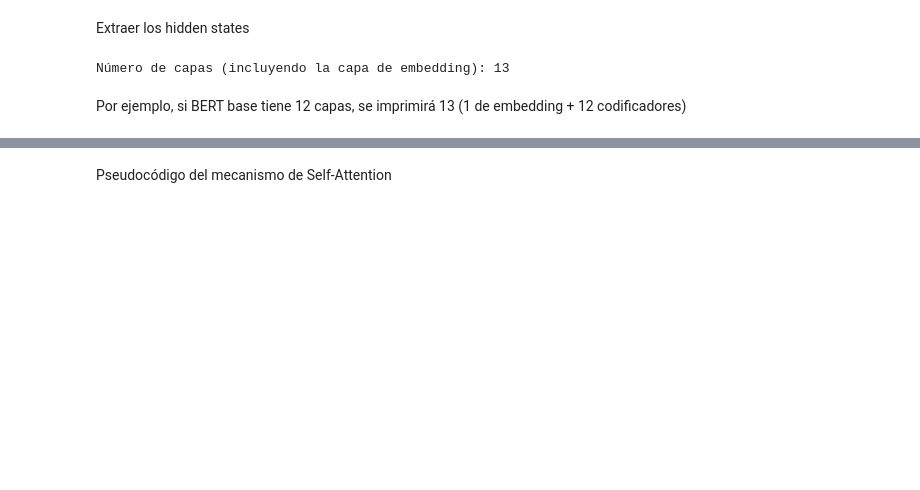
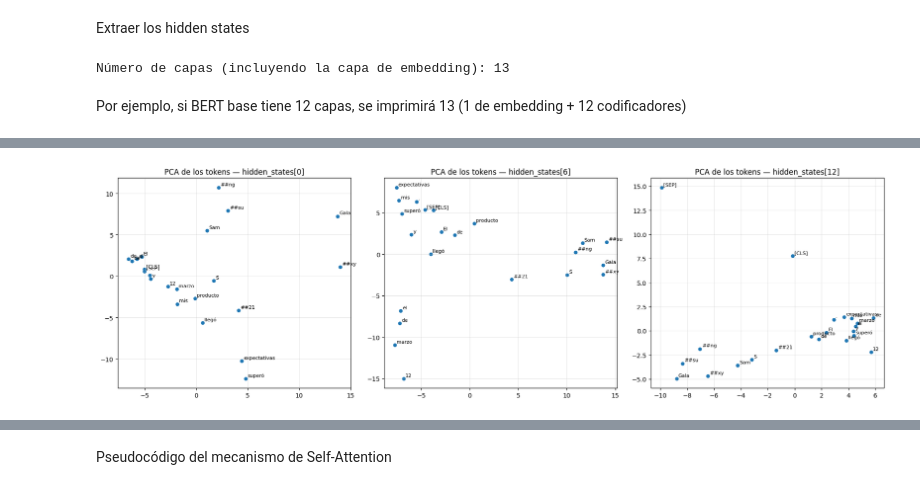
Before and after one commit to SEBASTIAN7844/unidad-3--transformers, a Jupyter notebook: Lab03_Arquitectura_BERT_BETO.ipynb, the cells around one changed output, grey strips where cells are left out. Drawn from its saved outputs; the diff is of its cells as text; code cells hidden in the pictures; blank space fills up the shorter version.

```diff
--- a/Lab03_Arquitectura_BERT_BETO.ipynb
+++ b/Lab03_Arquitectura_BERT_BETO.ipynb
@@ -205,0 +467,16 @@ Cada token tiene su propio vector de 768 números; la forma se conserva en las 1
+# %%
+def pca2(X):
+    X = X - X.mean(0, keepdim=True)
+    _, _, Vh = torch.linalg.svd(X, full_matrices=False)
+    return (X @ Vh[:2].T).numpy()
+
+fig, axes = plt.subplots(1, 3, figsize=(18, 5.5))
+for ax, l in zip(axes, [0, 6, 12]):
+    p = pca2(hs[l])
+    ax.scatter(p[:, 0], p[:, 1], s=25)
+    for (x_, y_), t in zip(p, tokens):
+        ax.annotate(t, (x_, y_), fontsize=8, xytext=(3, 3), textcoords="offset points")
+    ax.set_title(f"PCA de los tokens — hidden_states[{l}]"); ax.grid(alpha=.3)
+plt.tight_layout(); plt.show()
+# %% [output]
+[figure, added]
```
Also changed, not shown: parts of 70 cells of this notebook, 4 other files.
